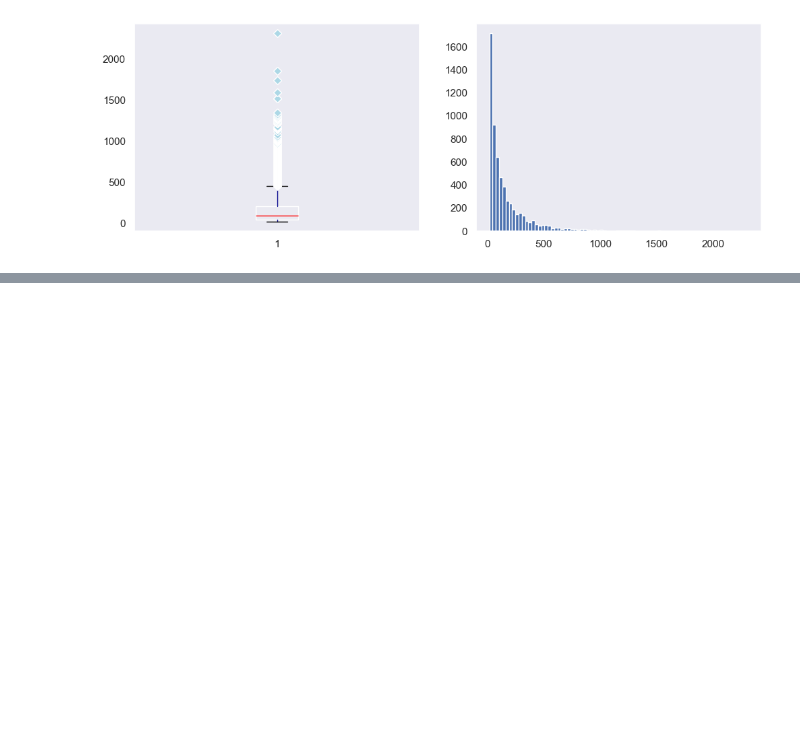
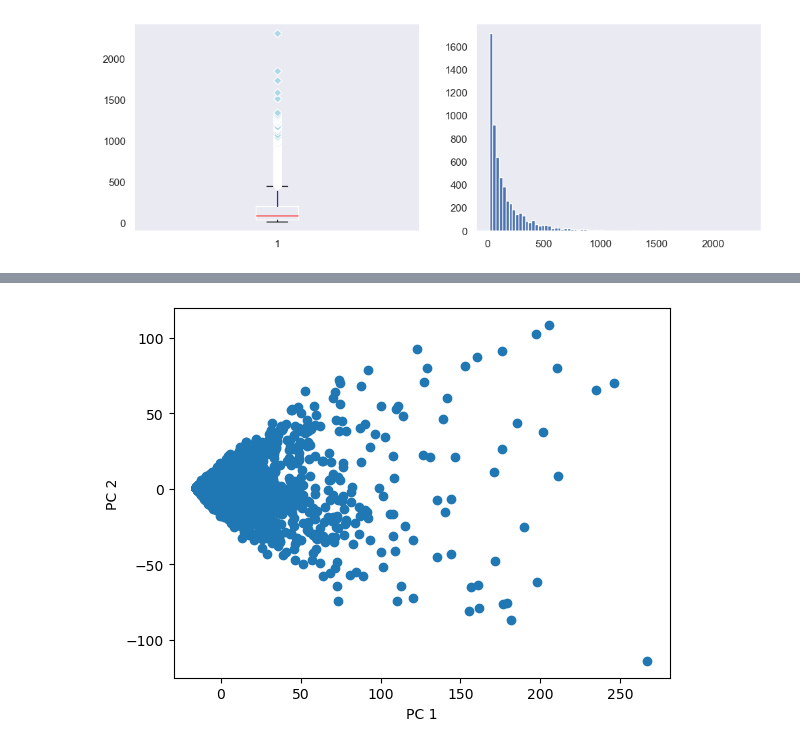
Before and after one commit to elia-guglielmi/ML-SIIprogetto, a Jupyter notebook: AnalisiPreliminareDataset.ipynb, the cells around one changed output, grey strips where cells are left out. Cells and saved outputs as stored; diff of their text form; code cells hidden in the pictures; blank space fills up the shorter version.

```diff
--- a/AnalisiPreliminareDataset.ipynb
+++ b/AnalisiPreliminareDataset.ipynb
@@ -117,0 +170,3 @@ from sklearn.manifold import TSNE
+# %%
+item_user=user_item_df.transpose()
+item_user.head()
@@ -117,0 +182,11 @@ from sklearn.manifold import TSNE
+# %%
+sc.fit_transform(item_user)
+item_user_standardizzata=sc.fit_transform(item_user)
+X_train_pca2 = pca.fit_transform(item_user_standardizzata)
+# %%
+plt.scatter(X_train_pca2[:, 0], X_train_pca2[:, 1])
+plt.xlabel('PC 1')
+plt.ylabel('PC 2')
+plt.show()
+# %% [output]
+[figure, added]
```
Also changed, not shown: parts of 11 cells of this notebook.
